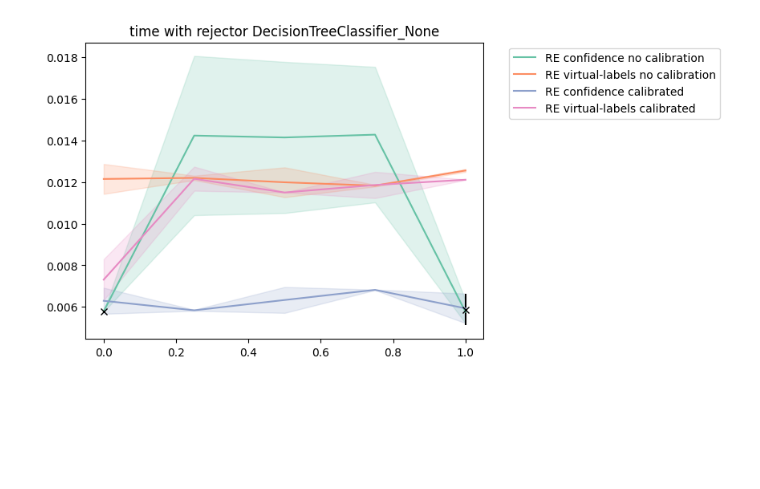
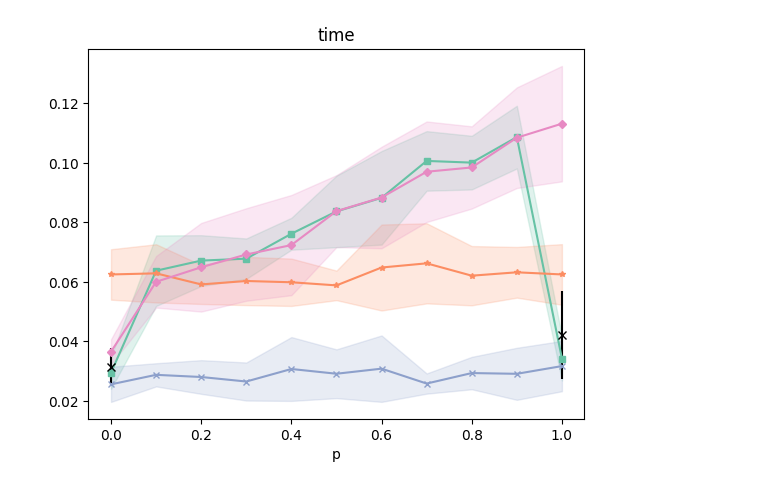
Before and after one commit to sbuschjaeger/REwOC, a Jupyter notebook: plot.ipynb, the cells around one changed output. Saved outputs shown, nothing was run; the diff lists cells and outputs as text; code cells hidden in the pictures; blank space fills up the shorter version.

```diff
--- a/plot.ipynb
+++ b/plot.ipynb
@@ -29,6 +29,51 @@ def draw_error_band(ax, x, y, err, **kwargs):
     codes[0] = codes[len(xp)] = Path.MOVETO
     path = Path(vertices, codes)
     ax.add_patch(PathPatch(path, **kwargs))
+
+def plot_key(df, key, markers, colors, ax, show_legend = True):
+    ysmall = df[(df["model"] == "small") & (df["batch"] == True)][key]["mean"].values[0]
+    ysmall_std = df[(df["model"] == "small") & (df["batch"] == True)][key]["std"].values[0]
+    ybig = df[(df["model"] == "big") & (df["batch"] == True)][key]["mean"].values[0]
+    ybig_std = df[(df["model"] == "big") & (df["batch"] == True)][key]["std"].values[0]
+
+    if ysmall_std > 0 and ybig_std > 0:
+        ax.errorbar([0, 1], [ysmall, ybig], yerr = [ysmall_std, ybig_std], c = "k", fmt='x')
+    else:
+        ax.scatter([0, 1], [ysmall, ybig], c = "k", marker='x')
+
+    plot_number = 0
+    legend_entries = []
+    for c in df["calibration"].dropna().unique():
+        for tm in df["train_method"].dropna().unique():
+            x = df[(df["model"] == "RE") & (df["batch"] == True) & (df["train_method"] == tm) & (df["calibration"] == c) ]["p"]
+            y = df[(df["model"] == "RE") & (df["batch"] == True) & (df["train_method"] == tm) & (df["calibration"] == c) ][key]["mean"]
+            yerr = df[(df["model"] == "RE") & (df["batch"] == True) & (df["train_method"] == tm) & (df["calibration"] == c) ][key]["std"]
+
+            legend_entries.append(f"{tm} {'no calibration' if not c else 'calibrated'}")
+            if show_legend:
+                ax.plot(x, y , color=colors[plot_number], marker=markers[plot_number], label=f"{tm} {'no calibration' if not c else 'calibrated'}", markersize=4)
+            else:
+                ax.plot(x, y , color=colors[plot_number], marker=markers[plot_number], markersize=4)
+
+            ax.fill_between(x, y - yerr, y + yerr, color=colors[plot_number], alpha=0.2)
+            plot_number = plot_number+1 if plot_number+1 < len(colors) else 0
+            # plt.show()
+    return legend_entries
+
+    # if key == "accuracy":
+    #     ax.title(f"Test accuracy")
+    #     ax.ylabel(f"Accuracy")
+    # elif key == "poweravg":
+    #     ax.title("Average power consumption per batch")
+    #     ax.ylabel(f"Miliwatts")
+    # else:
+    #     ax.title(f"{key}")
+    # ax.xlabel("p")
+
+    # #plt.legend(loc='upper left')
+    # plt.legend(bbox_to_anchor=(1.05, 1.0), loc='upper left')
+    # # plt.tight_layout()
+    # plt.show()
 
 metrics = json.load(open("cifar100.json","r"))
 
@@ -52,58 +97,46 @@ df_metrics = [{
 df = pd.DataFrame(df_metrics)
 # display(df)
 df["p_per_batch"] = df["p_per_batch"].apply(lambda x: np.mean(x))
 
 def batch_failed(row):
     p = row["p"]
     return 1 if row["p_per_batch"] > p else 0
 
 df["failed_batches"] = df.apply(batch_failed, axis=1)
 agg = {
     "time":['mean','std'],
     "f1 macro":['mean','std'],
     "f1 micro":['mean','std'],
     "accuracy":['mean','std'],
     "power":['mean','std'],
     "poweravg":['mean','std'],
     "p_per_batch":['mean','std'],
     "failed_batches":['mean','std'],
 }
 
 df = df.groupby(["model", "rejector", "p", "batch", "train_method", "calibration"], dropna=False).agg(agg)
 df.reset_index(inplace=True)
+df["power"] = df["power"] / 1000
+df["poweravg"] = df["poweravg"] / 1000
+df_metrics_grouped = df.copy()
+
 # display(df)
 colors = ['#66c2a5','#fc8d62','#8da0cb','#e78ac3']
+markers = ["s", "*", "x", "D"]
 
 for m in df["rejector"].dropna().unique():
-    dff = df[df["rejector"] == m]
+    dff = df[ (df["rejector"] == m) | (df["rejector"].isna()) ]
     for key in agg.keys():
-    # for key in ["accuracy"]:
-        ysmall = df[(df["model"] == "small") & (df["batch"] == True)][key]["mean"].values[0]
-        ysmall_std = df[(df["model"] == "small") & (df["batch"] == True)][key]["std"].values[0]
-        ybig = df[(df["model"] == "big") & (df["batch"] == True)][key]["mean"].values[0]
-        ybig_std = df[(df["model"] == "big") & (df["batch"] == True)][key]["std"].values[0]
-
-        if ysmall_std > 0 and ybig_std > 0:
-            plt.errorbar([0, 1], [ysmall, ybig], yerr = [ysmall_std, ybig_std], c = "k", fmt='x')
+        plot_key(dff, key, markers, colors, plt.gca(), show_legend = True)
+        if key == "accuracy":
+            plt.title(f"Test accuracy")
+            plt.ylabel(f"Accuracy")
+        elif key == "poweravg":
+            plt.title("Average power consumption per batch")
+            plt.ylabel(f"Watt")
         else:
-            plt.scatter([0, 1], [ysmall, ybig], c = "k", marker='x')
-
-        color = 0
-        for c in df["calibration"].dropna().unique():
-            for tm in df["train_method"].dropna().unique():
-                x = dff[(dff["model"] == "RE") & (dff["batch"] == True) & (dff["train_method"] == tm) & (dff["calibration"] == c) ]["p"]
-                y = dff[(dff["model"] == "RE") & (dff["batch"] == True) & (dff["train_method"] == tm) & (dff["calibration"] == c) ][key]["mean"]
-                yerr = dff[(dff["model"] == "RE") & (dff["batch"] == True) & (dff["train_method"] == tm) & (dff["calibration"] == c) ][key]["std"]
-
-                plt.plot(x, y , color=colors[color], label=f"RE {tm} {'no calibration' if not c else 'calibrated'}")
-                plt.fill_between(x, y - yerr, y + yerr, color=colors[color], alpha=0.2)
-                color = color+1 if color+1 < len(colors) else 0
-                # plt.show()
-
-        plt.title(f"{key} with rejector {m}")
-        #plt.legend(loc='upper left')
-        plt.legend(bbox_to_anchor=(1.05, 1.0), loc='upper left')
-        # plt.tight_layout()
+            plt.title(f"{key}")
+        plt.xlabel("p")
         plt.show()
 # %% [output]
-[figure, old version]
+[figure, new version]
```
Also changed, not shown: parts of 6 cells of this notebook, 5 other files.
